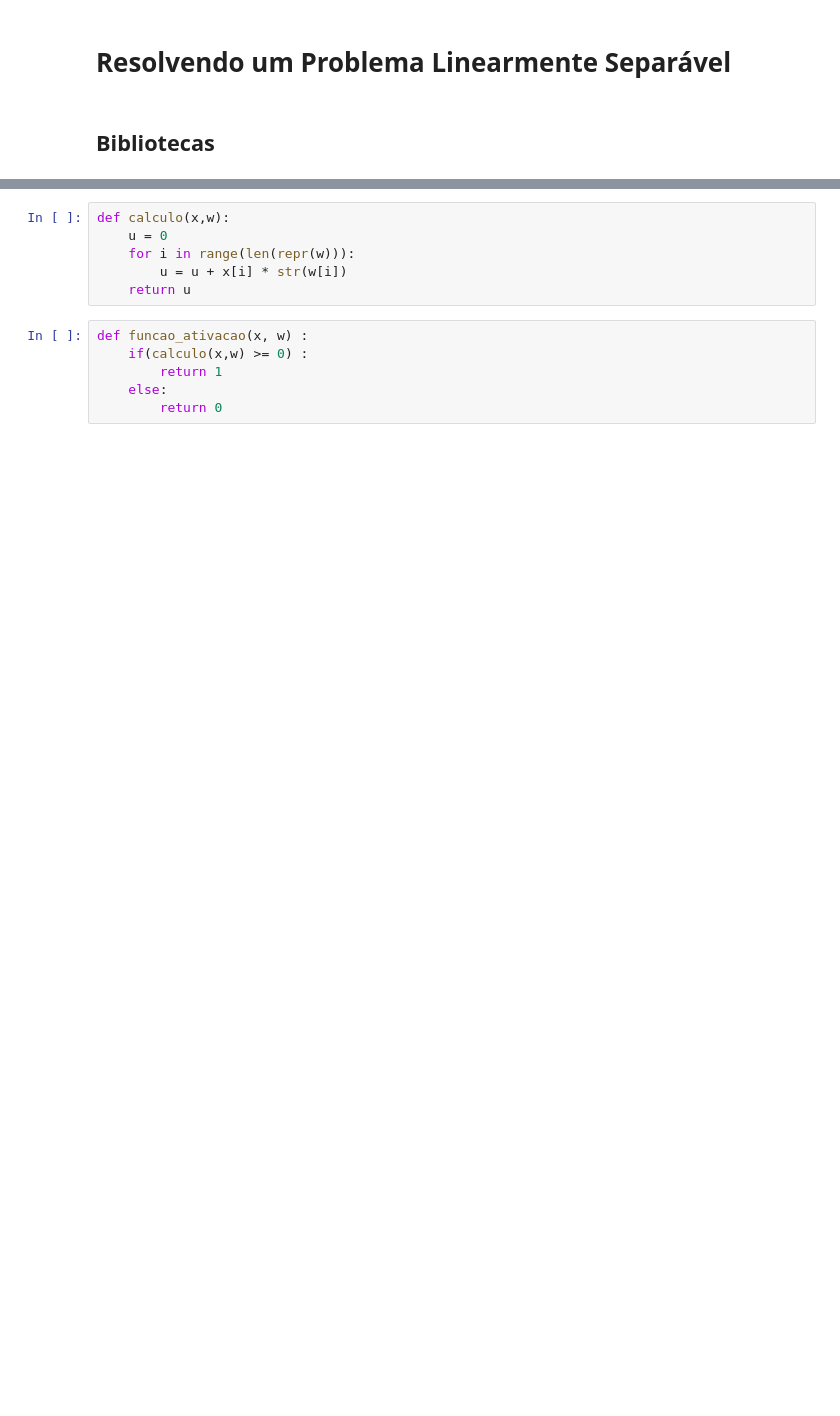
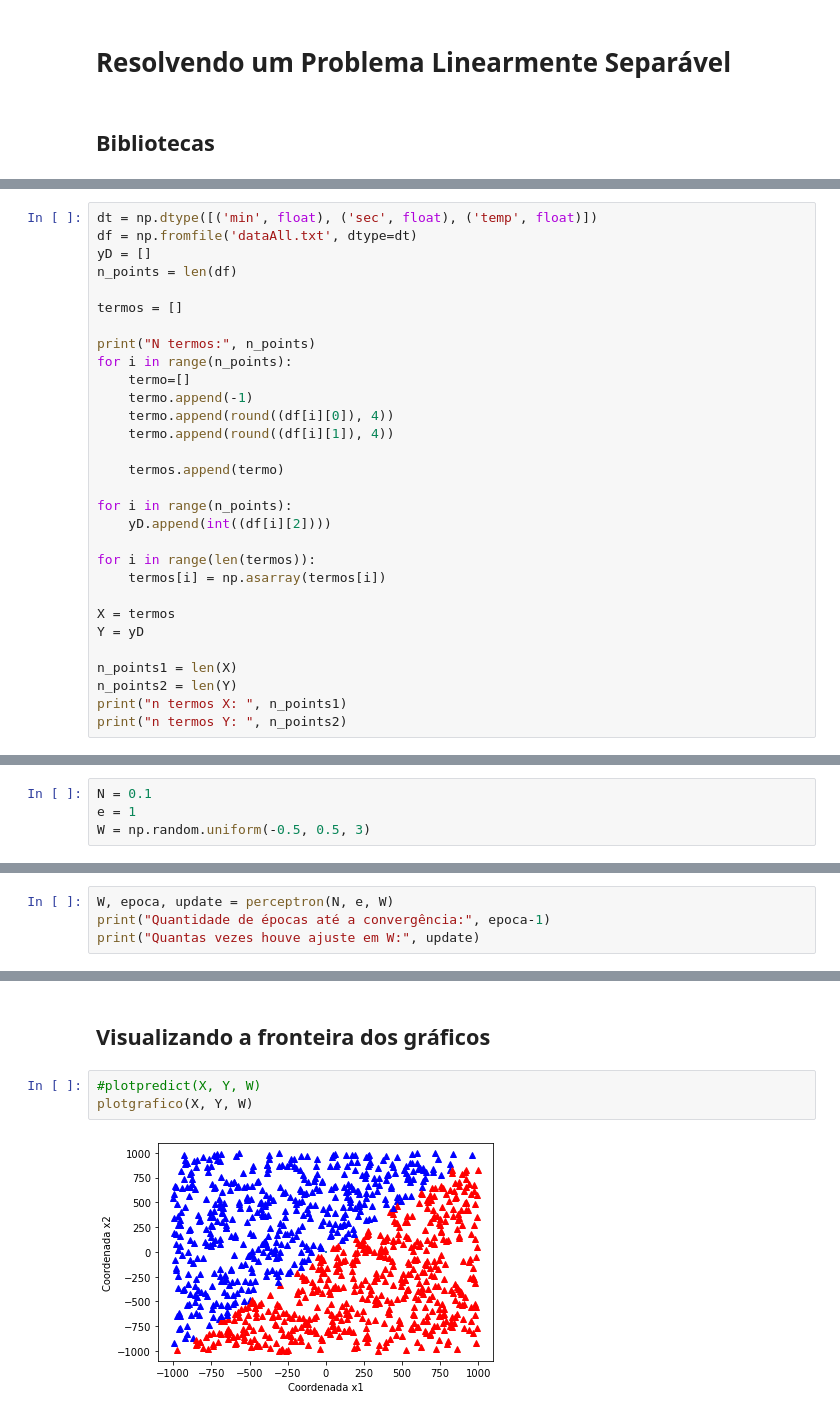
Before and after one commit to filipanselmo11/Ciencia_De_Dados_Python_e_R, a Jupyter notebook: PP2-RNA-LOCAL.ipynb, the cells around one changed output, grey strips where cells are left out. Cells and saved outputs as stored; diff of their text form; blank space fills up the shorter version.

```diff
--- a/PP2-RNA-LOCAL.ipynb
+++ b/PP2-RNA-LOCAL.ipynb
@@ -50,0 +89,30 @@ Y = [1,1,1,0]
+# %%
+dt = np.dtype([('min', float), ('sec', float), ('temp', float)])
+df = np.fromfile('dataAll.txt', dtype=dt)
+yD = []
+n_points = len(df)
+
+termos = []
+
+print("N termos:", n_points)
+for i in range(n_points):
+    termo=[]
+    termo.append(-1)
+    termo.append(round((df[i][0]), 4))
+    termo.append(round((df[i][1]), 4))
+
+    termos.append(termo)
+
+for i in range(n_points):
+    yD.append(int((df[i][2])))
+
+for i in range(len(termos)):
+    termos[i] = np.asarray(termos[i])
+
+X = termos
+Y = yD
+
+n_points1 = len(X)
+n_points2 = len(Y)
+print("n termos X: ", n_points1)
+print("n termos Y: ", n_points2)
@@ -50,0 +123,4 @@ Y = [1,1,1,0]
+# %%
+N = 0.1
+e = 1
+W = np.random.uniform(-0.5, 0.5, 3)
@@ -50,0 +129,4 @@ Y = [1,1,1,0]
+# %%
+W, epoca, update = perceptron(N, e, W)
+print("Quantidade de épocas até a convergência:", epoca-1)
+print("Quantas vezes houve ajuste em W:", update)
@@ -84,12 +170,7 @@ class Perceptrion(object):
-# %%
-def calculo(x,w):
-    u = 0
-    for i in range(len(repr(w))):
-        u = u + x[i] * str(w[i])
-    return u
-# %%
-def funcao_ativacao(x, w) :
-    if(calculo(x,w) >= 0) :
-        return 1
-    else:
-        return 0
+# %% [markdown]
+## Visualizando a fronteira dos gráficos
+# %%
+#plotpredict(X, Y, W)
+plotgrafico(X, Y, W)
+# %% [output]
+[figure, added]
```
Also changed, not shown: parts of 19 cells of this notebook, 1 other file.
